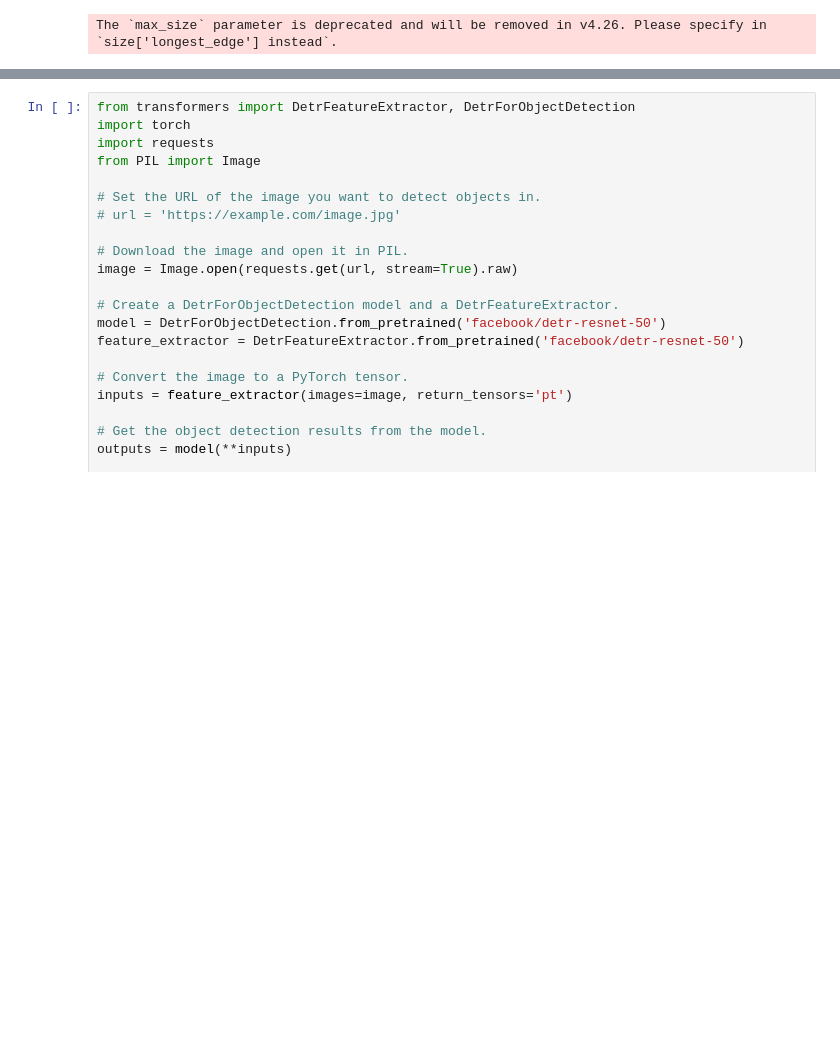
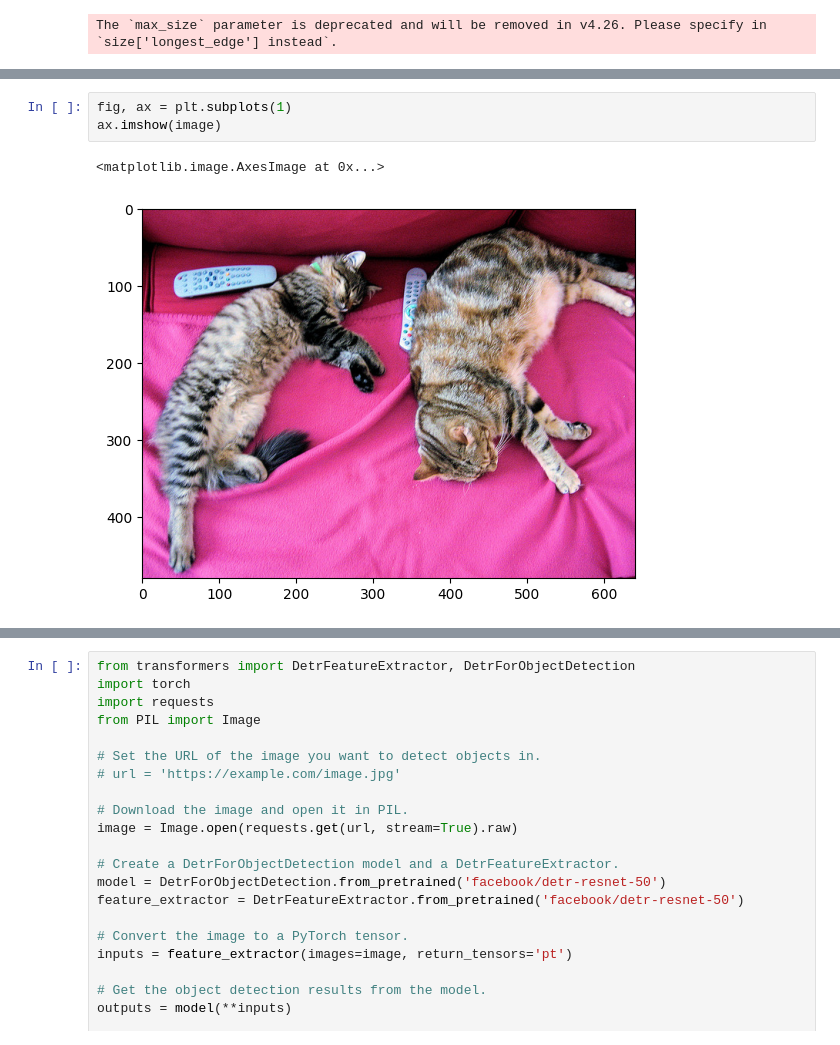
Before and after one commit to chenzubing/llm_mix, a Jupyter notebook: Gorilla_hosted.ipynb, the cells around one changed output, grey strips where cells are left out. Drawn from its saved outputs; the diff is of its cells as text; blank space fills up the shorter version.

```diff
--- a/Gorilla_hosted.ipynb
+++ b/Gorilla_hosted.ipynb
@@ -215,0 +270,6 @@ from matplotlib import pyplot as plt
+# %%
+fig, ax = plt.subplots(1)
+ax.imshow(image)
+# %% [output]
+<matplotlib.image.AxesImage at 0x...>
+[figure, added]
```
Also changed, not shown: parts of 9 cells of this notebook.
